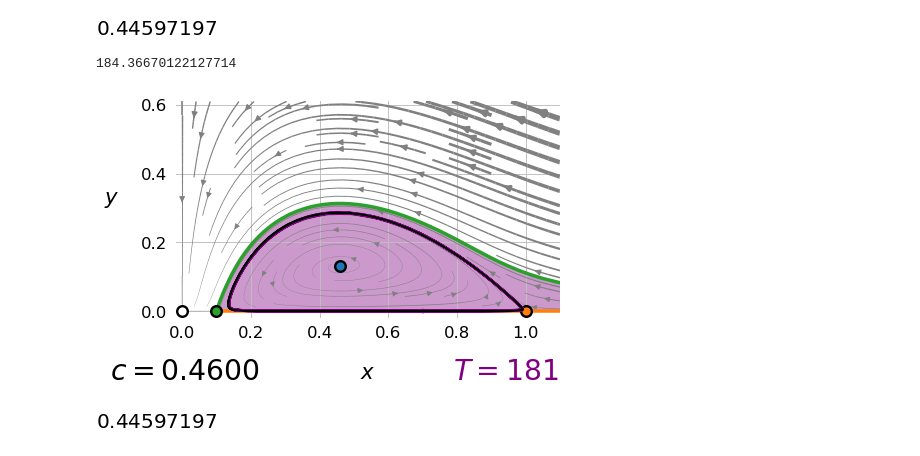
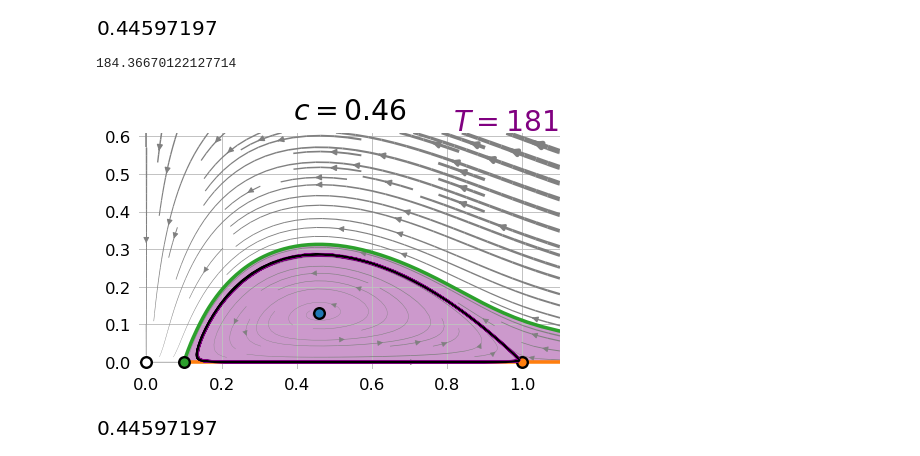
Before and after one commit to tfiers/strogatz, a Jupyter notebook: notebooks/3_Predator_prey.ipynb, the cells around one changed output. Saved outputs shown, nothing was run; the diff lists cells and outputs as text; code cells hidden in the pictures.

```diff
--- a/notebooks/3_Predator_prey.ipynb
+++ b/notebooks/3_Predator_prey.ipynb
@@ -364,7 +364,7 @@ def plot_grid(cc):
     # Limit cycle
     if c_heterocline < cc < 0.55:
         period, x_orbit, y_orbit = get_closed_orbit(cc)
-        fig.text(0.94, 0.05, f'$T = {float(period):.3g}$', fontsize=24, color='purple', ha='right')
+        fig.text(0.94, 0.91, f'$T = {float(period):.0f}$', fontsize=24, color='purple', ha='right', va='top')
         ax.plot(x_orbit, y_orbit, color=lc_color)
 
     # Basin of attraction
@@ -372,37 +372,37 @@ def plot_grid(cc):
         ax.fill_between(x_sep, y1=y_sep, y2=0, alpha=0.4, color=fp_colors[1])
     elif cc >= 0.55:
         ax.fill_between(x_sep, y1=y_sep, y2=0, alpha=0.4, color=fp_colors[3])
     elif cc >= c_heterocline:
         ax.fill_between(x_sep, y1=y_sep, y2=0, alpha=0.4, color=lc_color)
 
     ax.set_xlim(-0.019, xlim[-1])
     ax.set_ylim(-0.019, ylim[-1])
-    ax.set_xlabel('$x$')
-    ax.set_ylabel('$y$', rotation=0, ha='right')
-    fig.text(0.06, 0.05, f'$c = {float(cc):.4f}$', fontsize=24)
+    # ax.set_xlabel('$x$')
+    # ax.set_ylabel('$y$', rotation=0, ha='right')
+    ax.set_title(f'$c = {float(cc):.6g}$', pad=11, fontsize=24)
     return fig, ax
 
 
 def plot_traj(ax, cc, x0, y0):
     _, xx, yy = sim2(cc, x0, y0, fwd=True, t_span=(0.01, 300), N_eval=4000)
     ax.plot(x0, y0, '.', color='black')
     ax.plot(xx, yy, color='black', lw=1)
 
 
 def phase_filename(cc):
     cc = float(cc)
     return f'phase_space_{cc:.4f}'.replace('.','')
 
 
 cc = 0.46
 fig, ax = plot_grid(cc=cc)
 # plot_traj(ax, cc, 0.6, 0.1)
 period, x_orbit, y_orbit = get_closed_orbit(cc, 0.6, 0.1)
 ax.plot(x_orbit, y_orbit, color='black', lw=1)
 print(period)
 # %% [output]
 184.36670122127714
-[figure, old version]
+[figure, new version]
 # %%
 c_heterocline
 # %% [output]
```
Also changed, not shown: parts of 1 cell of this notebook, 21 other files.
